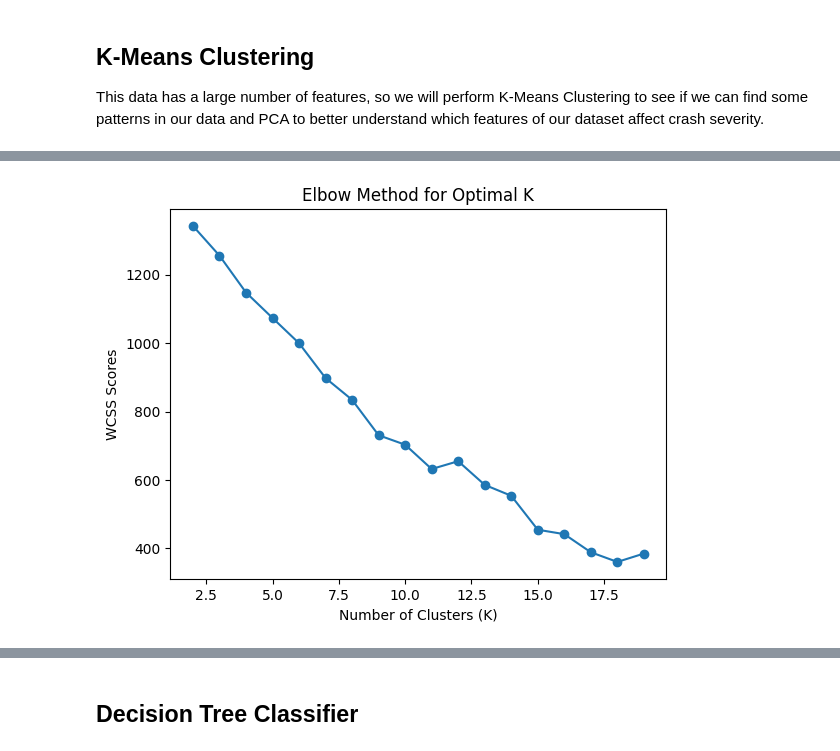
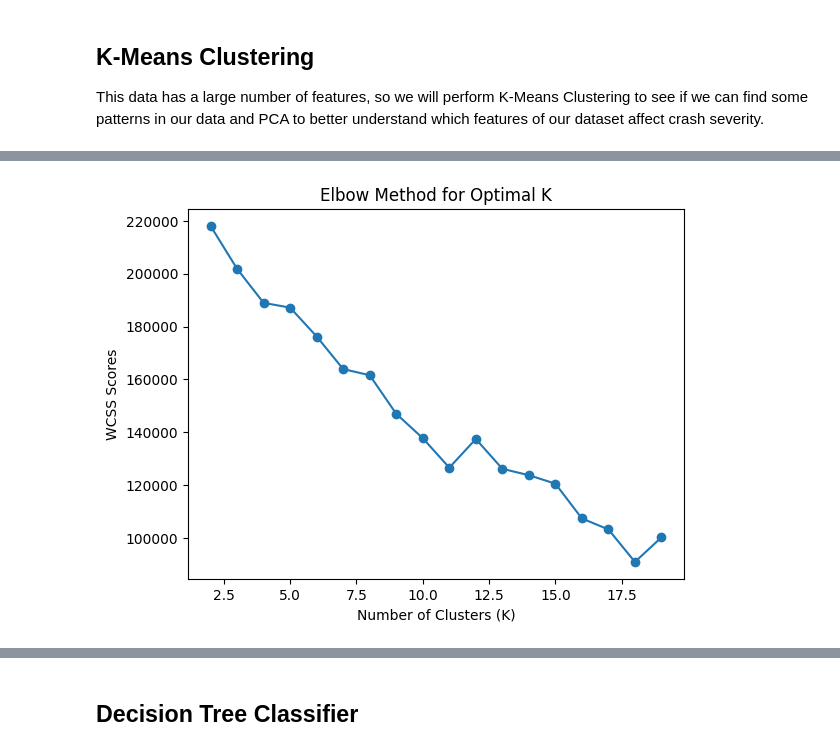
Before and after one commit to salvatorie/ds410-crashlytics, a Jupyter notebook: crashlytics.ipynb, the cells around one changed output, grey strips where cells are left out. Drawn from its saved outputs; the diff is of its cells as text; code cells hidden in the pictures.

```diff
--- a/crashlytics.ipynb
+++ b/crashlytics.ipynb
@@ -282,0 +232,15 @@ ValueError: shape mismatch: objects cannot be broadcast to a single shape.  Mism
+# %%
+principleComponents = range(1, 26)
+bestPcCount = 1
+for pc in principleComponents:
+    pca=PCA(k=pc, inputCol="scaledFeatures", outputCol="pcaFeatures")
+    pcaModel = pca.fit(scaledData)
+    if sum(pcaModel.explainedVariance) > 0.95:
+        bestPcCount = pc
+        break
+bestPca = PCA(k=bestPcCount, inputCol="scaledFeatures", outputCol="pcaFeatures")
+bestPcaModel = bestPca.fit(scaledData)
+pcaReducedDf = bestPcaModel.transform(scaledData)
+
+print("Princple Components needed for >95% explained variance: ", bestPcCount)
+print("Explained Variance: ", sum(bestPcaModel.explainedVariance))
@@ -288,15 +255,6 @@ def fit_kmeans_column(df_input,column_name='pcaFeatures',num_cluster_centers=3):
 
   clustered_data = model.transform(df_input)
 
-  evaluator = ClusteringEvaluator()
-  silhouette_score = evaluator.evaluate(clustered_data)
-
   wcss = model.summary.trainingCost
 
-  cluster_sizes = clustered_data.groupBy("prediction").count()
-  cluster_sizes.show()
-
-  return clustered_data, silhouette_score, wcss
+  return clustered_data, wcss
-# %%
-num_centers = 3
-clustered_data, silhouette, wcss = fit_kmeans_column(result,column_name='pcaFeatures',num_cluster_centers=num_centers)
@@ -311,8 +261,6 @@ clustered_data, silhouette, wcss = fit_kmeans_column(result,column_name='pcaFeat
 # %%
-silhouette_scores_pca = []
 wcss_scores_pca = []
 
-for k in k_values:
-  clustered_data, silhouette_score, wcss = fit_kmeans_column(result,column_name="pcaFeatures",num_cluster_centers=k)
-  silhouette_scores_pca.append(silhouette_score)
+for k in kValues:
+  clustered_data, wcss = fit_kmeans_column(pcaReducedDf,column_name="pcaFeatures",num_cluster_centers=k)
   wcss_scores_pca.append(wcss)
@@ -354,8 +267,8 @@ for k in k_values:
 # %%
-plt.plot(k_values, wcss_scores_pca, marker='o')
+plt.plot(kValues, wcss_scores_pca, marker='o')
 plt.title("Elbow Method for Optimal K")
 plt.xlabel("Number of Clusters (K)")
 plt.ylabel("WCSS Scores")
 plt.show()
 # %% [output]
-[figure, old version]
+[figure, new version]
```
Also changed, not shown: parts of 30 cells of this notebook, 3 other files.
